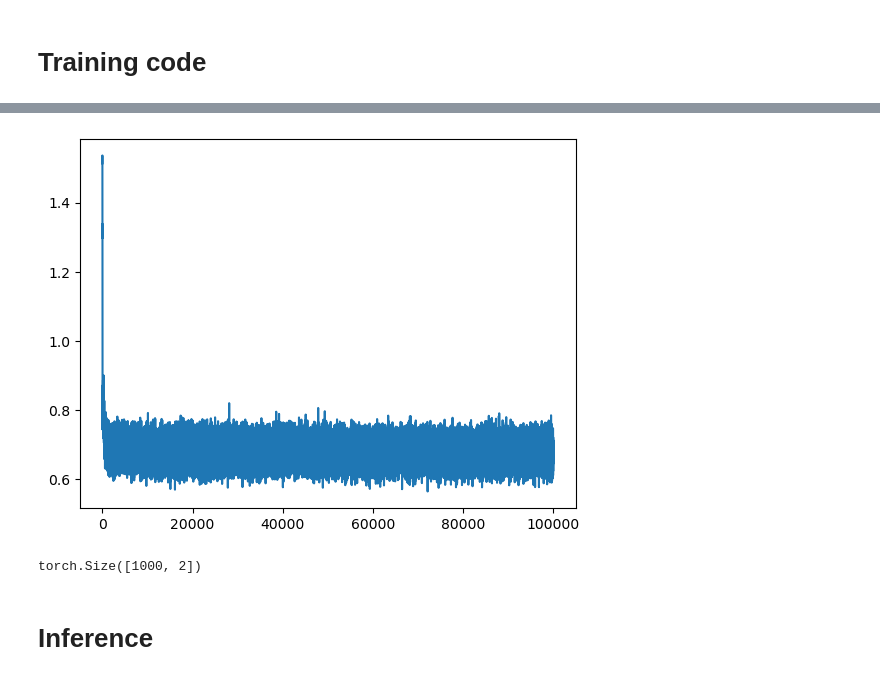
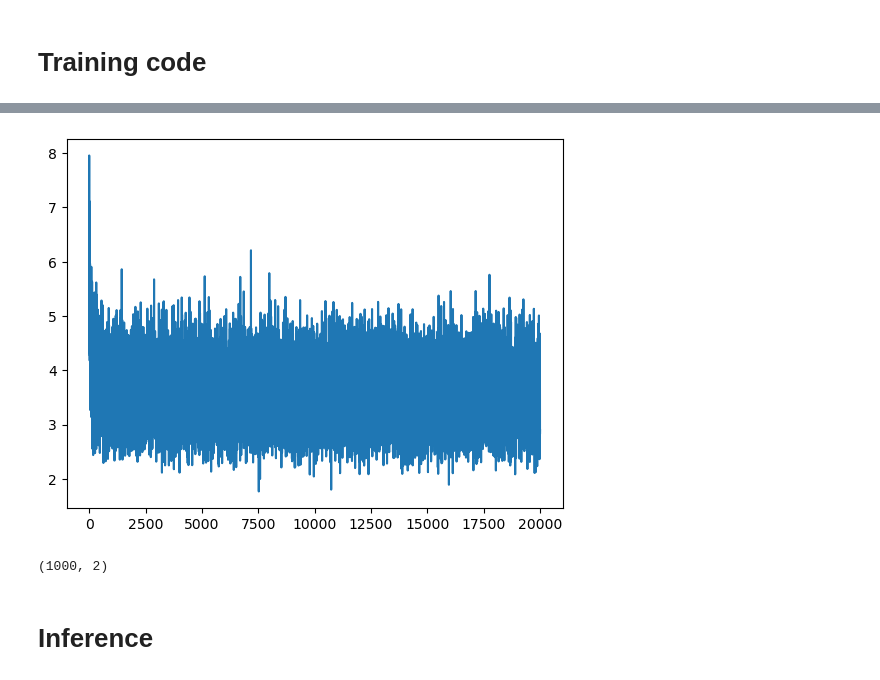
Before and after one commit to Clamepending/FlowMatching-checkerBoard, a Jupyter notebook: flowmatching-experiment.ipynb, the cells around one changed output, grey strips where cells are left out. Cells and saved outputs as stored; diff of their text form; code cells hidden in the pictures.

```diff
--- a/flowmatching-experiment.ipynb
+++ b/flowmatching-experiment.ipynb
@@ -3,9 +3,9 @@ import numpy as np
 import matplotlib.pyplot as plt
 
 
-window_size = (4, 4)
+window_size = (8, 8)
 NUM_POINTS = 1000
-SIGMA = 0.4
+SIGMA = 1
 
 # Creating the samples from the target distribution (a checkerboard pattern from window_size)
 def sample_checkerboard(num_samples):
@@ -18,7 +18,7 @@ def sample_checkerboard(num_samples):
     )
 
     # Create checkerboard mask
-    checker_size = 1.0  # Size of each checker square
+    checker_size = 2.0  # Size of each checker square
     mask = ((points[:,0] // checker_size + points[:,1] // checker_size) % 2 == 0)
 
     # Keep only points that satisfy the mask
@@ -71,53 +75,43 @@ def noise_schedule(source, target, t):
 # %%
 import torch
 from models import FlowMatchingModel
 from tqdm import tqdm
-NUM_ITERATIONS = 100_000
 
 TimeSteps = 100
 
 model = FlowMatchingModel(2, 512, 5)
 
-optimizer = torch.optim.Adam(model.parameters(), lr=0.0001)
+optimizer = torch.optim.Adam(model.parameters(), lr=1e-4)
 
 losses = []
 
-target_data = torch.from_numpy(target_data).float()
+data = torch.Tensor(target_data)
 
-
-
-for i in tqdm(range(NUM_ITERATIONS)):
-
-    # sample from the distributions
-    source_data = torch.randn(NUM_POINTS, 2) * SIGMA
-
-
-    optimal_transport_line = target_data - source_data
-
-    # sample random timestep t
-    t = torch.rand(NUM_POINTS)
-
-    input_data = noise_schedule(source_data, target_data, t.unsqueeze(1))
-
-
-    # train the flow matching model
-    predictions = model.forward(input_data, t)
-
-    loss = torch.nn.functional.mse_loss(predictions, optimal_transport_line)
-
-    optimizer.zero_grad()
+training_steps = 20_000
+batch_size = 64
+pbar = tqdm(range(training_steps))
+losses = []
+for i in pbar:
+    x1 = data[torch.randint(data.size(0), (batch_size,))]
+    x0 = torch.randn_like(x1)
+    target = x1 - x0
+    t = torch.rand(x1.size(0))
+    xt = (1 - t[:, None]) * x0 + t[:, None] * x1
+    pred = model(xt, t)  # also add t here
+    loss = ((target - pred)**2).mean()
     loss.backward()
     optimizer.step()
-
+    optimizer.zero_grad()
+    pbar.set_postfix(loss=loss.item())
     losses.append(loss.item())
 
 
 plt.plot(losses)
 plt.show()
 print(target_data.shape)
 # %% [output]
-[figure, old version]
+[figure, new version]
-torch.Size([1000, 2])
+(1000, 2)
 # %% [markdown]
 # Inference
 # %%
```
Also changed, not shown: parts of 5 cells of this notebook, 4 other files.
